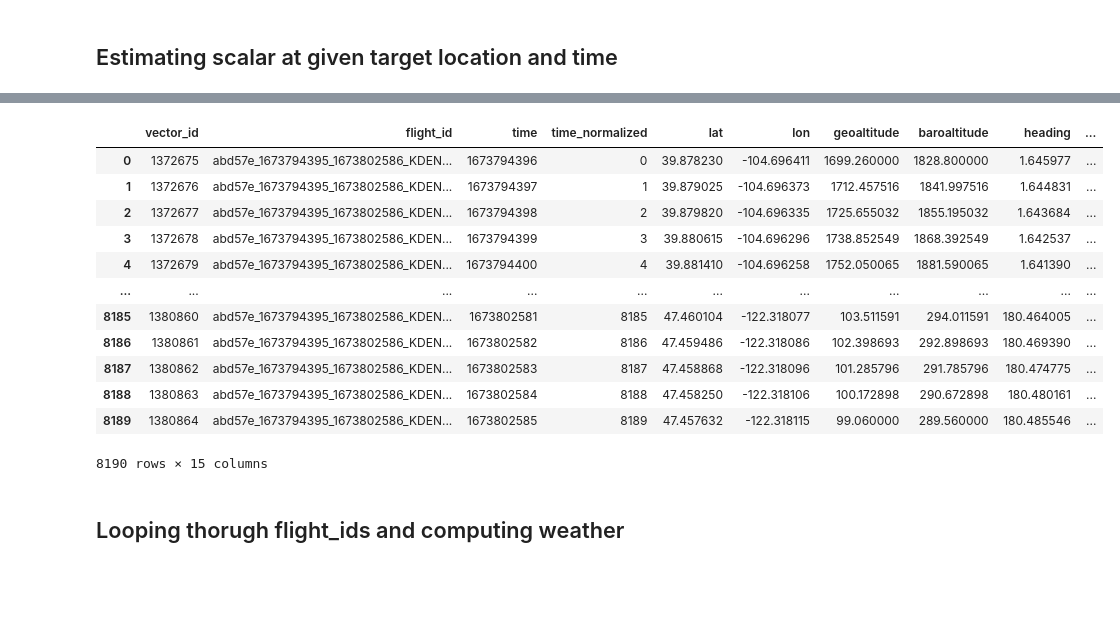
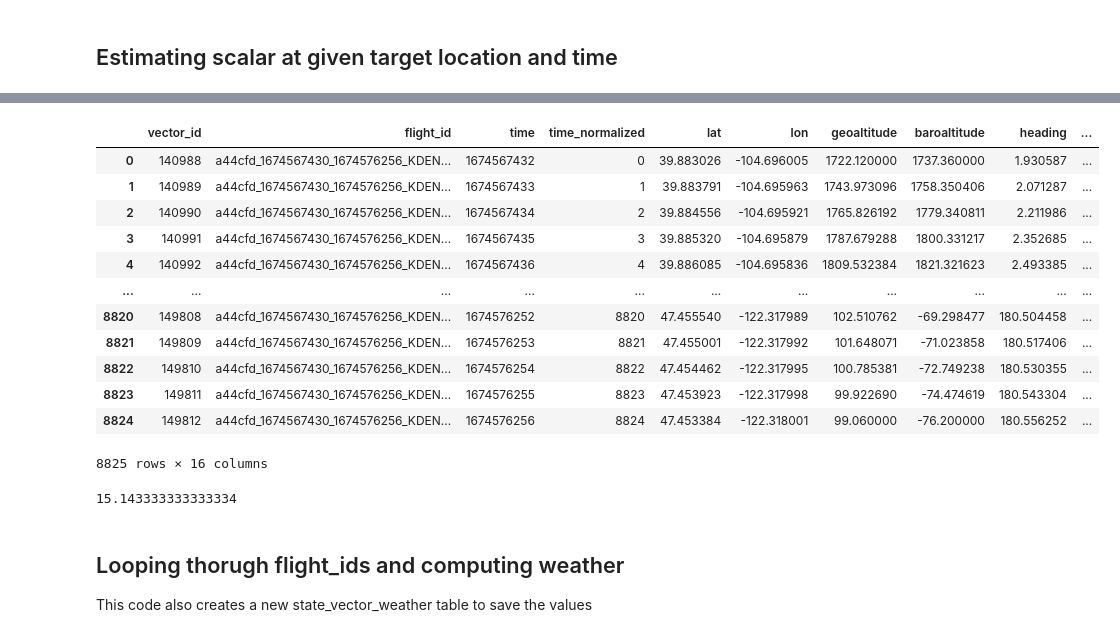
Before and after one commit to Flight-Path-Analysis/FlightPathAnalysis, a Jupyter notebook: tutorials/Usage Of Weather Interpolator Module.ipynb, the cells around one changed output, grey strips where cells are left out. Drawn from its saved outputs; the diff is of its cells as text; code cells hidden in the pictures; blank space fills up the shorter version.

Commit message:
Finished Weather on State Vectors and added notebook to load it.

```diff
--- a/tutorials/Usage Of Weather Interpolator Module.ipynb
+++ b/tutorials/Usage Of Weather Interpolator Module.ipynb
@@ -91,23 +94,23 @@ mean_time, max_time, min_time = pd.read_sql_query(f"""
                               flights_connection
                               ).values[0]
 
-mean_latitude = pd.read_sql_query(f"""
-                                SELECT AVG(lat) as avg_lat
+mean_latitude, max_latitude, min_latitude = pd.read_sql_query(f"""
+                                SELECT AVG(lat) as avg_lat, MAX(lat) as max_lat, MIN(lat) as min_lat
                                 FROM state_vectors
                                 JOIN flights ON flights.flight_id = state_vectors.flight_id
                                 WHERE state_vectors.flight_id = "{flight_id}";
                                """,
                               flights_connection
-                              ).values[0, 0]
+                              ).values[0]
 
-mean_longitude = pd.read_sql_query(f"""
-                                SELECT AVG(lon) as avg_lon
+mean_longitude, max_longitude, min_longitude = pd.read_sql_query(f"""
+                                SELECT AVG(lon) as avg_lon, MAX(lon) as max_lon, MIN(lon) as min_lon
                                 FROM state_vectors
                                 JOIN flights ON flights.flight_id = state_vectors.flight_id
                                 WHERE state_vectors.flight_id = "{flight_id}";
                                """,
                               flights_connection
-                              ).values[0, 0]
+                              ).values[0]
 
 mean_geoaltitude = pd.read_sql_query(f"""
                                 SELECT AVG(geoaltitude) as avg_geoaltitude
@@ -128,11 +131,21 @@ time_thresh = config['statistics']['interpolation']['weather']['time-thresh']
 min_time -= time_thresh
 max_time += time_thresh
 
+latitude_range = max_latitude - min_latitude
+longitude_range = max_longitude - min_longitude
+
+max_latitude += latitude_range*0.1
+min_latitude -= latitude_range*0.1
+max_longitude += longitude_range*0.1
+min_longitude -= longitude_range*0.1
+
 flight_weather_data = pd.read_sql_query(f"""
                                 SELECT ws.lat, ws.lon, ws.elevation, ws.sigma, wd.*
                                 FROM weather_data as wd
                                 JOIN weather_stations as ws ON ws.station_id = wd.station_id
-                                WHERE wd.time BETWEEN {min_time} AND {max_time};
+                                WHERE wd.time BETWEEN {min_time} AND {max_time}
+                                AND ws.lat BETWEEN {min_latitude} AND {max_latitude}
+                                AND ws.lon BETWEEN {min_longitude} AND {max_longitude};
                                """,
                                weather_connection
                                 )
@@ -187,5 +217,5 @@ array([-62.82083594, 262.95534452,   0.41547248,   0.        ,
 # %%
 %%time
-state_vectors = interpolator.compute_flight_weather_quantities(['tmpf', 'air_pressure', 'air_density', 'clouds', 'sknt'], state_vectors, stations_data=flight_weather_data)
+state_vectors = interpolator.compute_flight_weather_quantities(['tmpf', 'air_pressure', 'air_density', 'clouds', 'sknt', 'severity'], state_vectors, stations_data=flight_weather_data, debug=False)
 state_vectors
 # %% [output]
@@ -194,18 +224,24 @@ Wall time: 1min 10s
 |  | vector_id | flight_id | time | time_normalized | lat | lon | geoaltitude | baroaltitude | heading | ... |
-| 0 | 1372675 | abd57e_1673794395_1673802586_KDEN... | 1673794396 | 0 | 39.878230 | -104.696411 | 1699.260000 | 1828.800000 | 1.645977 | ... |
-| 1 | 1372676 | abd57e_1673794395_1673802586_KDEN... | 1673794397 | 1 | 39.879025 | -104.696373 | 1712.457516 | 1841.997516 | 1.644831 | ... |
-| 2 | 1372677 | abd57e_1673794395_1673802586_KDEN... | 1673794398 | 2 | 39.879820 | -104.696335 | 1725.655032 | 1855.195032 | 1.643684 | ... |
-| 3 | 1372678 | abd57e_1673794395_1673802586_KDEN... | 1673794399 | 3 | 39.880615 | -104.696296 | 1738.852549 | 1868.392549 | 1.642537 | ... |
-| 4 | 1372679 | abd57e_1673794395_1673802586_KDEN... | 1673794400 | 4 | 39.881410 | -104.696258 | 1752.050065 | 1881.590065 | 1.641390 | ... |
+| 0 | 140988 | a44cfd_1674567430_1674576256_KDEN... | 1674567432 | 0 | 39.883026 | -104.696005 | 1722.120000 | 1737.360000 | 1.930587 | ... |
+| 1 | 140989 | a44cfd_1674567430_1674576256_KDEN... | 1674567433 | 1 | 39.883791 | -104.695963 | 1743.973096 | 1758.350406 | 2.071287 | ... |
+| 2 | 140990 | a44cfd_1674567430_1674576256_KDEN... | 1674567434 | 2 | 39.884556 | -104.695921 | 1765.826192 | 1779.340811 | 2.211986 | ... |
+| 3 | 140991 | a44cfd_1674567430_1674576256_KDEN... | 1674567435 | 3 | 39.885320 | -104.695879 | 1787.679288 | 1800.331217 | 2.352685 | ... |
+| 4 | 140992 | a44cfd_1674567430_1674576256_KDEN... | 1674567436 | 4 | 39.886085 | -104.695836 | 1809.532384 | 1821.321623 | 2.493385 | ... |
 | ... | ... | ... | ... | ... | ... | ... | ... | ... | ... | ... |
-| 8185 | 1380860 | abd57e_1673794395_1673802586_KDEN... | 1673802581 | 8185 | 47.460104 | -122.318077 | 103.511591 | 294.011591 | 180.464005 | ... |
-| 8186 | 1380861 | abd57e_1673794395_1673802586_KDEN... | 1673802582 | 8186 | 47.459486 | -122.318086 | 102.398693 | 292.898693 | 180.469390 | ... |
-| 8187 | 1380862 | abd57e_1673794395_1673802586_KDEN... | 1673802583 | 8187 | 47.458868 | -122.318096 | 101.285796 | 291.785796 | 180.474775 | ... |
-| 8188 | 1380863 | abd57e_1673794395_1673802586_KDEN... | 1673802584 | 8188 | 47.458250 | -122.318106 | 100.172898 | 290.672898 | 180.480161 | ... |
-| 8189 | 1380864 | abd57e_1673794395_1673802586_KDEN... | 1673802585 | 8189 | 47.457632 | -122.318115 | 99.060000 | 289.560000 | 180.485546 | ... |
+| 8820 | 149808 | a44cfd_1674567430_1674576256_KDEN... | 1674576252 | 8820 | 47.455540 | -122.317989 | 102.510762 | -69.298477 | 180.504458 | ... |
+| 8821 | 149809 | a44cfd_1674567430_1674576256_KDEN... | 1674576253 | 8821 | 47.455001 | -122.317992 | 101.648071 | -71.023858 | 180.517406 | ... |
+| 8822 | 149810 | a44cfd_1674567430_1674576256_KDEN... | 1674576254 | 8822 | 47.454462 | -122.317995 | 100.785381 | -72.749238 | 180.530355 | ... |
+| 8823 | 149811 | a44cfd_1674567430_1674576256_KDEN... | 1674576255 | 8823 | 47.453923 | -122.317998 | 99.922690 | -74.474619 | 180.543304 | ... |
+| 8824 | 149812 | a44cfd_1674567430_1674576256_KDEN... | 1674576256 | 8824 | 47.453384 | -122.318001 | 99.060000 | -76.200000 | 180.556252 | ... |
-8190 rows × 15 columns
+8825 rows × 16 columns
+# %%
+len(flight_ids)*(1*60 + 24)/60/60
+# %% [output]
+15.143333333333334
 # %% [markdown]
 ## Looping thorugh flight_ids and computing weather
+
+This code also creates a new state_vector_weather table to save the values
 # %%
 flights_connection = sqlite3.connect(flights_database)
 weather_connection = sqlite3.connect(weather_database)
```
Also changed, not shown: parts of 14 cells of this notebook, 7 other files.
